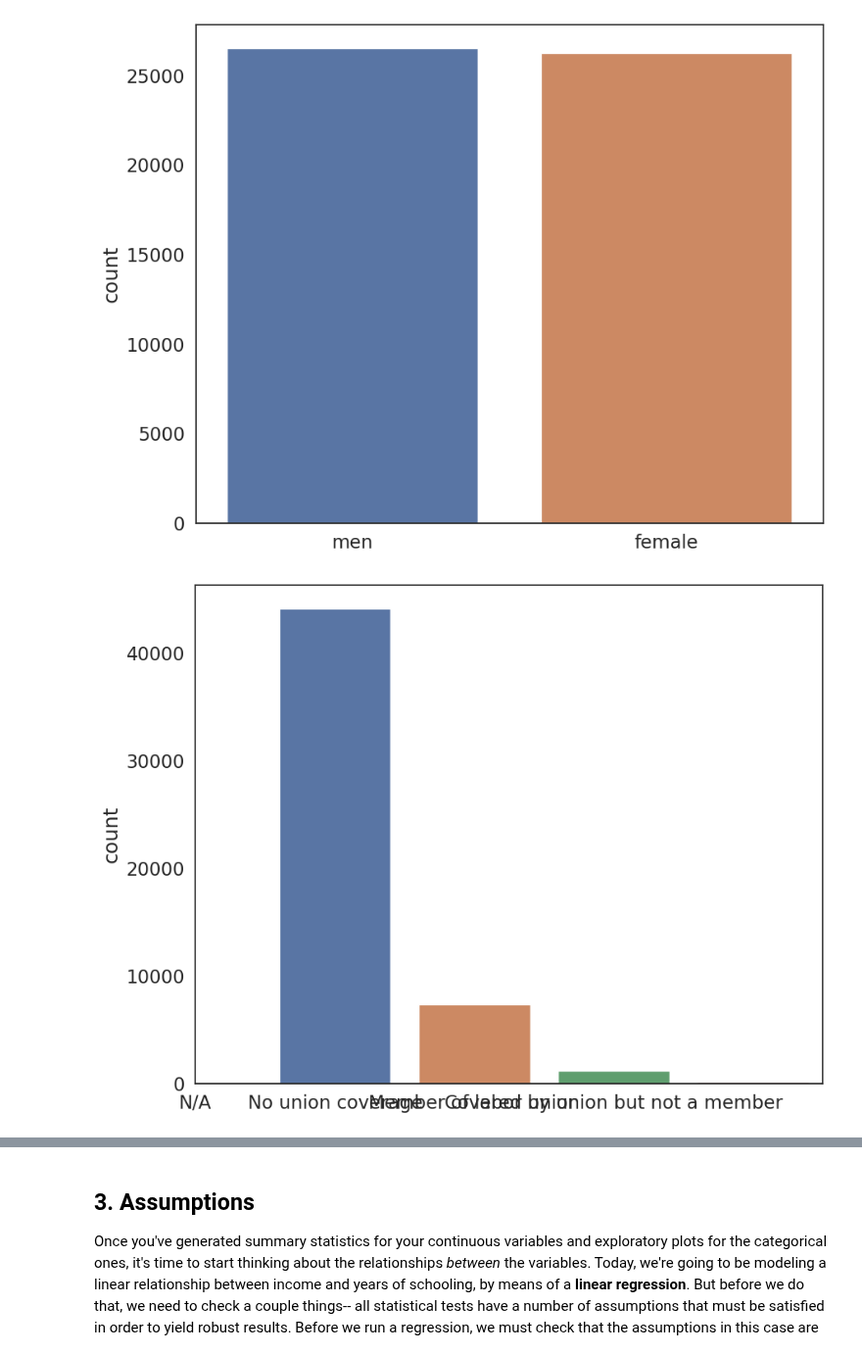
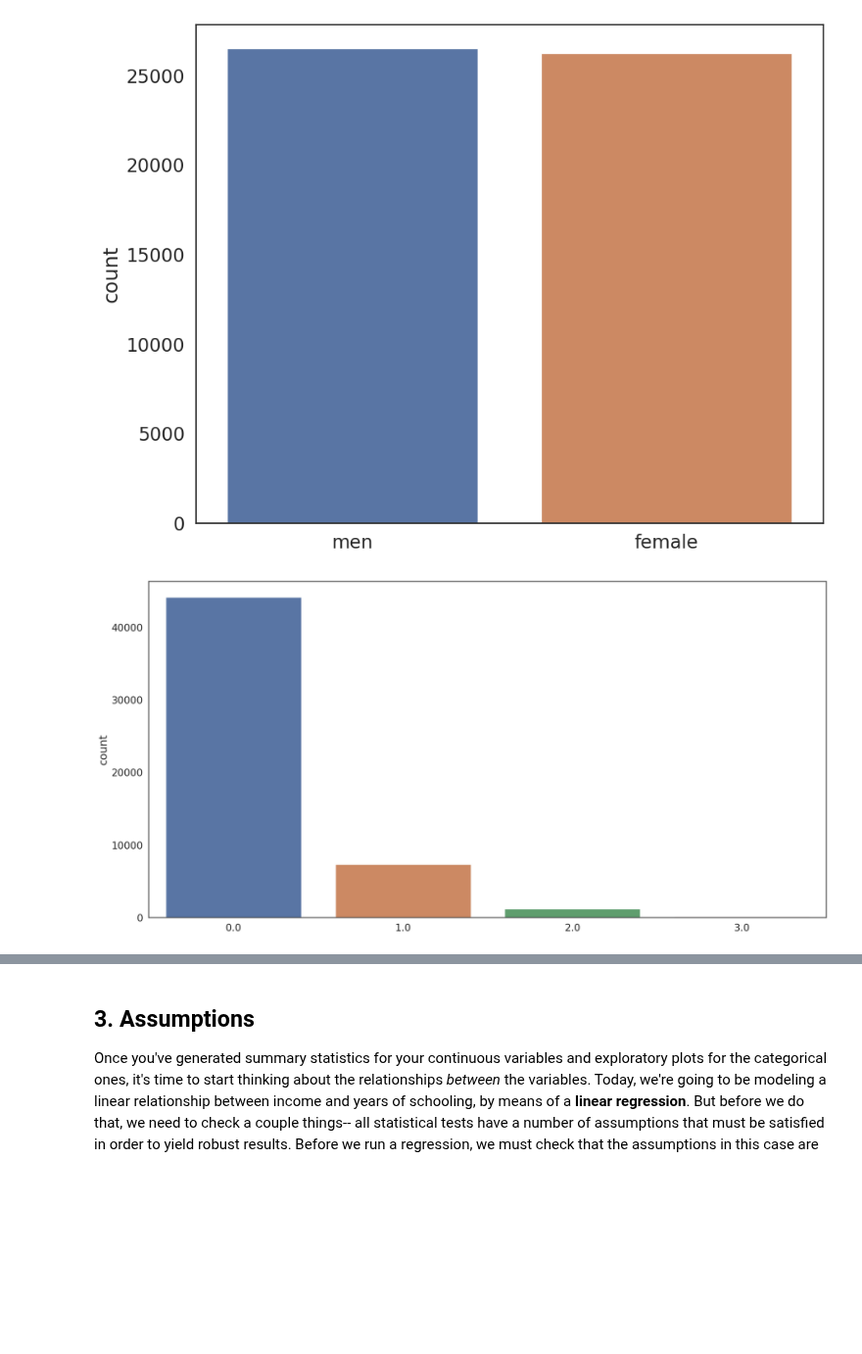
Before and after one commit to helenacorcos/QM2, a Jupyter notebook: notebooks/W08. Linear Regression.ipynb, the cells around one changed output, grey strips where cells are left out. Shown at 98% size. Drawn from its saved outputs; the diff is of its cells as text; code cells hidden in the pictures; blank space fills up the shorter version.

```diff
--- a/notebooks/W08. Linear Regression.ipynb
+++ b/notebooks/W08. Linear Regression.ipynb
@@ -180,10 +180,9 @@ plt.show() # show the plot
 # %%
 sns.countplot(data=reg_df, x='union') # plot the union variable
 
 plt.title('') # add a title
 plt.xlabel('') # remove the x axis label
-plt.xticks(ticks=[-1, 0, 1, 2],labels=['N/A', 'No union coverage', 'Member of labor union', 'Covered by union but not a member' ]) # replace the x axis labels with more descriptive labels
 plt.show() # show the plot
 # %% [output]
-[figure, old version]
+[figure, new version]
 # %%
```
Also changed, not shown: parts of 2 cells of this notebook.
